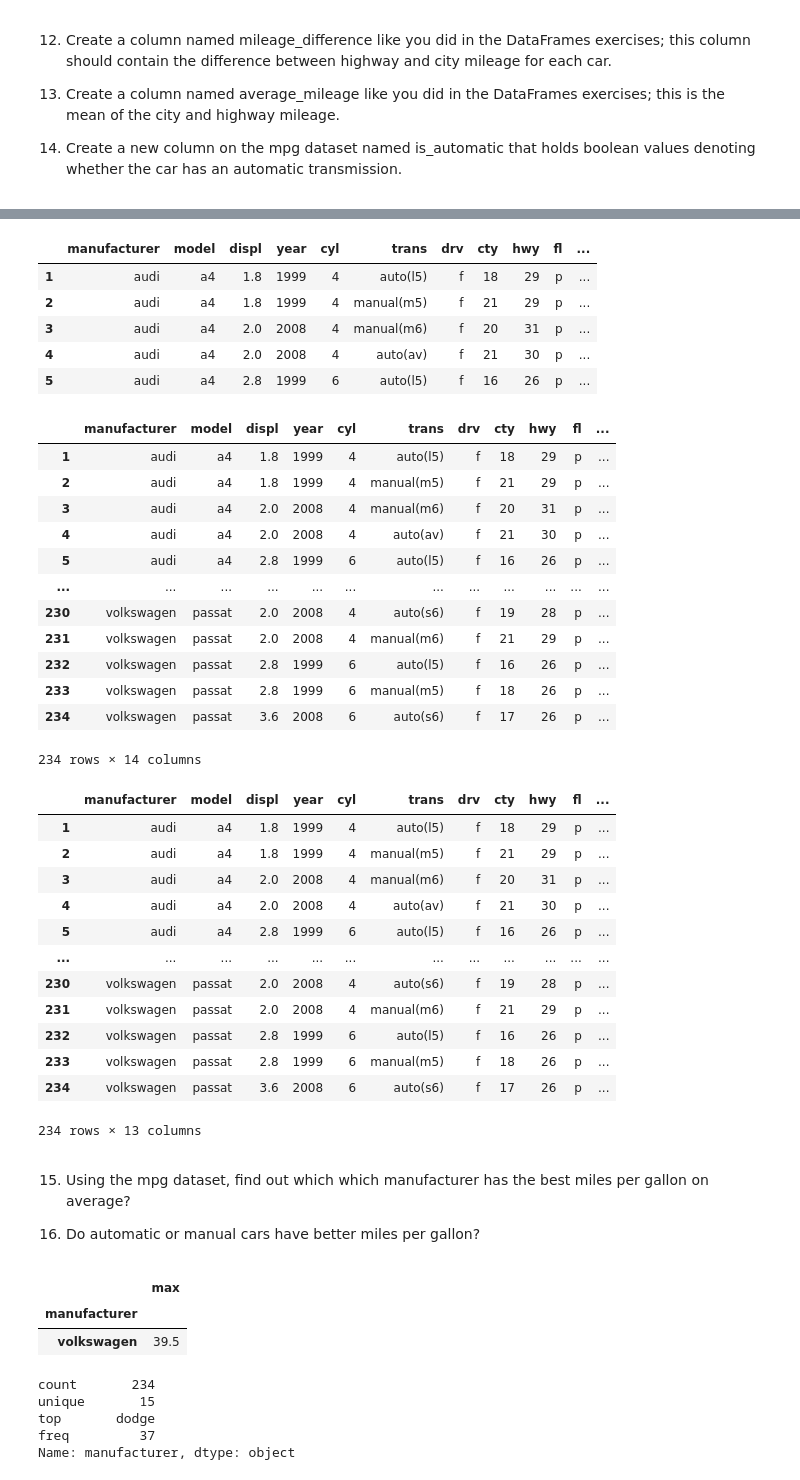
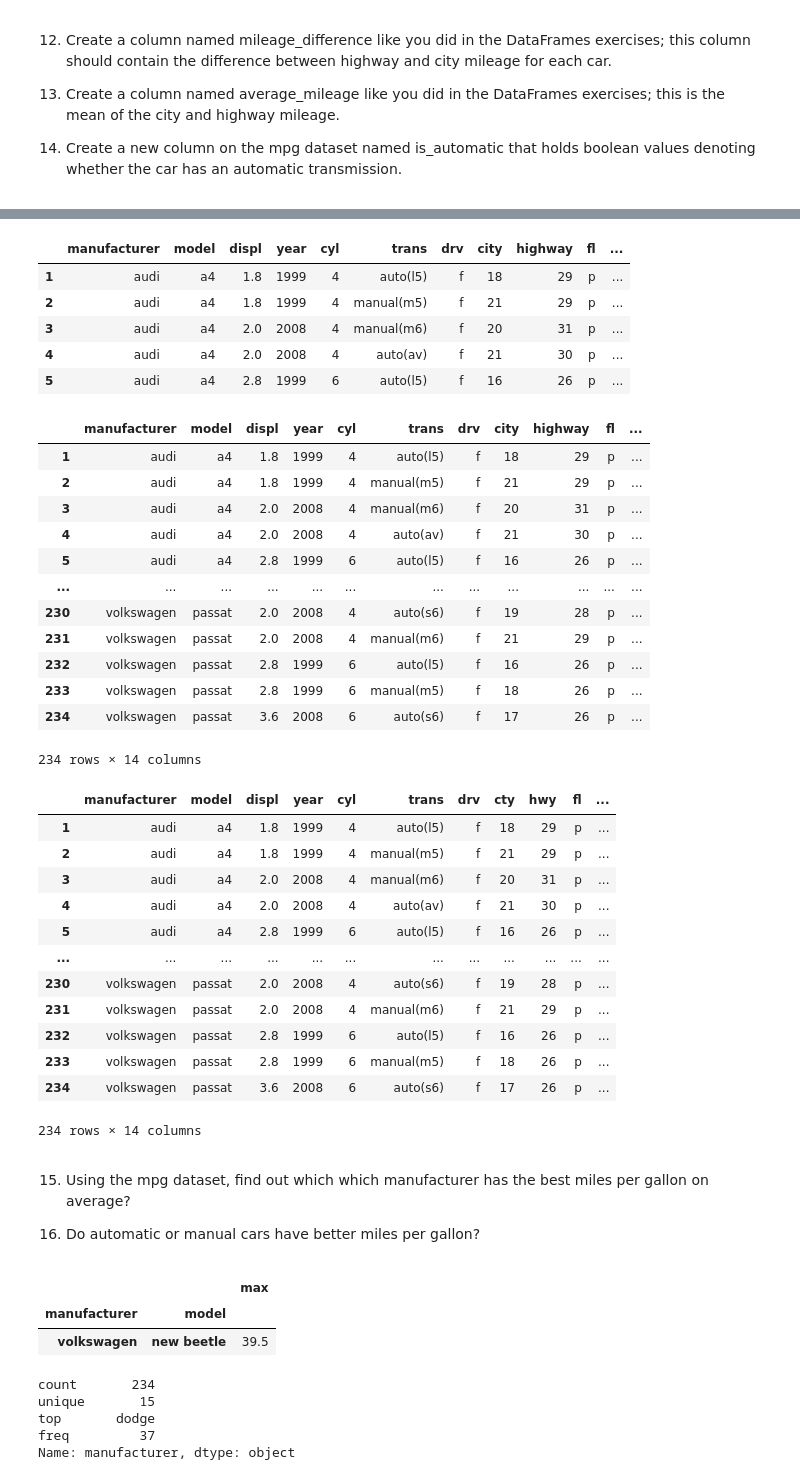
Before and after one commit to nicolas-angarita/data_science_libraries, a Jupyter notebook: Advanced_dataframes.ipynb, the cells around one changed output, grey strips where cells are left out. Drawn from its saved outputs; the diff is of its cells as text; code cells hidden in the pictures.

```diff
--- a/Advanced_dataframes.ipynb
+++ b/Advanced_dataframes.ipynb
@@ -204,6 +200,9 @@ users.merge(roles, left_on ='role_id', right_on = 'id', how = 'outer', indicator
 from pydataset import data
 # %%
 mpg = data('mpg')
+# %%
+mpg = mpg.rename(columns={'cty': 'city',
+                   'hwy': 'highway'})
 # %%
 # 7 - 9
 mpg.shape, mpg.describe().round(2)
@@ -231,4 +242,6 @@ len(mpg.manufacturer.unique()), len(mpg.model.unique())
 
 14. Create a new column on the mpg dataset named is_automatic that holds boolean values denoting whether the car has an automatic transmission.
 # %%
-mpg['mileage_difference'] = mpg['hwy'] - mpg['cty']
+mpg['mileage_difference'] = mpg['highway'] - mpg['city']
+
+mpg
@@ -235,7 +262,7 @@ mpg['mileage_difference'] = mpg['hwy'] - mpg['cty']
 # %%
 mpg.head()
 # %% [output]
-|  | manufacturer | model | displ | year | cyl | trans | drv | cty | hwy | fl | ... |
+|  | manufacturer | model | displ | year | cyl | trans | drv | city | highway | fl | ... |
 | 1 | audi | a4 | 1.8 | 1999 | 4 | auto(l5) | f | 18 | 29 | p | ... |
 | 2 | audi | a4 | 1.8 | 1999 | 4 | manual(m5) | f | 21 | 29 | p | ... |
 | 3 | audi | a4 | 2.0 | 2008 | 4 | manual(m6) | f | 20 | 31 | p | ... |
@@ -244,11 +271,11 @@ mpg.head()
 # %%
 #mpg['average_mileage'] = (mpg['cty'] + mpg['hwy'])/2
 
-mpg['average_mileage'] = mpg[['cty', 'hwy']].mean(axis = 1)
+mpg['average_mileage'] = mpg[['city', 'highway']].mean(axis = 1)
 
 mpg
 # %% [output]
-|  | manufacturer | model | displ | year | cyl | trans | drv | cty | hwy | fl | ... |
+|  | manufacturer | model | displ | year | cyl | trans | drv | city | highway | fl | ... |
 | 1 | audi | a4 | 1.8 | 1999 | 4 | auto(l5) | f | 18 | 29 | p | ... |
 | 2 | audi | a4 | 1.8 | 1999 | 4 | manual(m5) | f | 21 | 29 | p | ... |
 | 3 | audi | a4 | 2.0 | 2008 | 4 | manual(m6) | f | 20 | 31 | p | ... |
@@ -282,18 +309,18 @@ mpg
 | 232 | volkswagen | passat | 2.8 | 1999 | 6 | auto(l5) | f | 16 | 26 | p | ... |
 | 233 | volkswagen | passat | 2.8 | 1999 | 6 | manual(m5) | f | 18 | 26 | p | ... |
 | 234 | volkswagen | passat | 3.6 | 2008 | 6 | auto(s6) | f | 17 | 26 | p | ... |
-234 rows × 13 columns
+234 rows × 14 columns
 # %% [markdown]
 15. Using the mpg dataset, find out which which manufacturer has the best miles per gallon on average?
 
 16. Do automatic or manual cars have better miles per gallon?
 # %%
 
-mpg.groupby('manufacturer').average_mileage.agg(['max']).sort_values('max').tail(1)
+mpg.groupby(['manufacturer','model']).average_mileage.agg(['max']).sort_values('max').tail(1)
 # %% [output]
-|  | max |
-| manufacturer |  |
-| volkswagen | 39.5 |
+|  |  | max |
+| manufacturer | model |  |
+| volkswagen | new beetle | 39.5 |
 # %%
 mpg['manufacturer'].describe()
 # %% [output]
```
Also changed, not shown: parts of 28 cells of this notebook, 3 other files.
